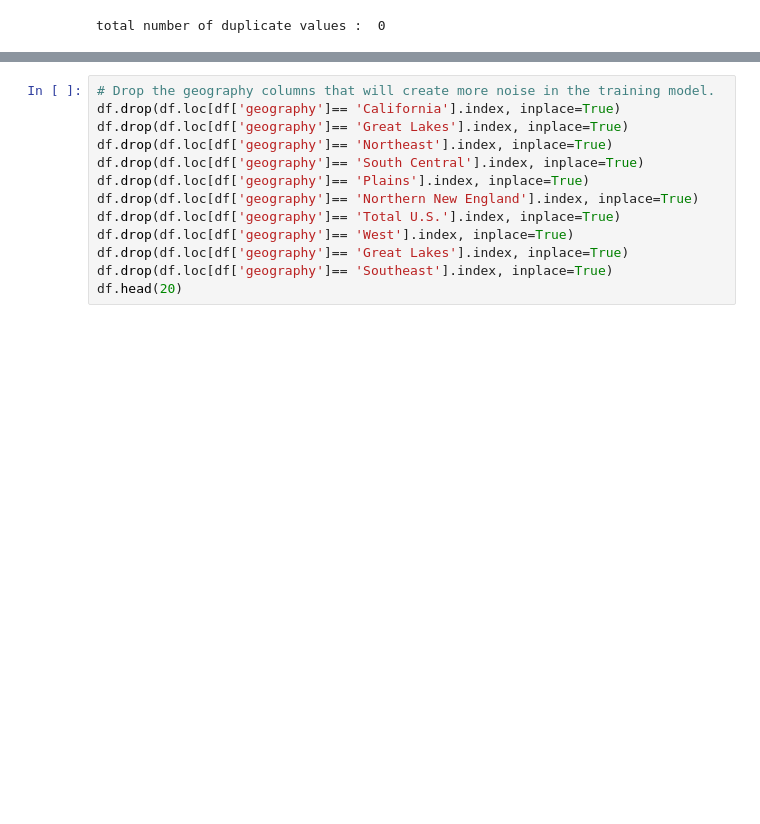
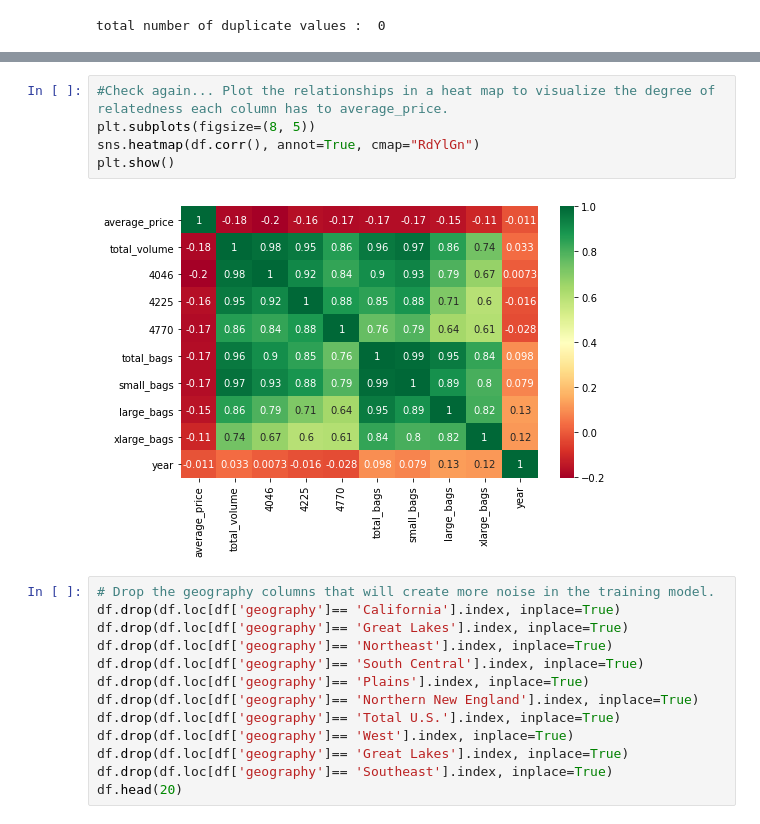
Before and after one commit to peytonmford/data_project, a Jupyter notebook: predicting_avocado_prices.ipynb, the cells around one changed output, grey strips where cells are left out. Saved outputs shown, nothing was run; the diff lists cells and outputs as text; blank space fills up the shorter version.

```diff
--- a/predicting_avocado_prices.ipynb
+++ b/predicting_avocado_prices.ipynb
@@ -126,3 +161,10 @@ plt.show()
+# %%
+#Check again... Plot the relationships in a heat map to visualize the degree of relatedness each column has to average_price.
+plt.subplots(figsize=(8, 5))
+sns.heatmap(df.corr(), annot=True, cmap="RdYlGn")
+plt.show()
+# %% [output]
+[figure, added]
 # %%
 # Drop the geography columns that will create more noise in the training model.
 df.drop(df.loc[df['geography']== 'California'].index, inplace=True)
```
Also changed, not shown: parts of 14 cells of this notebook.
